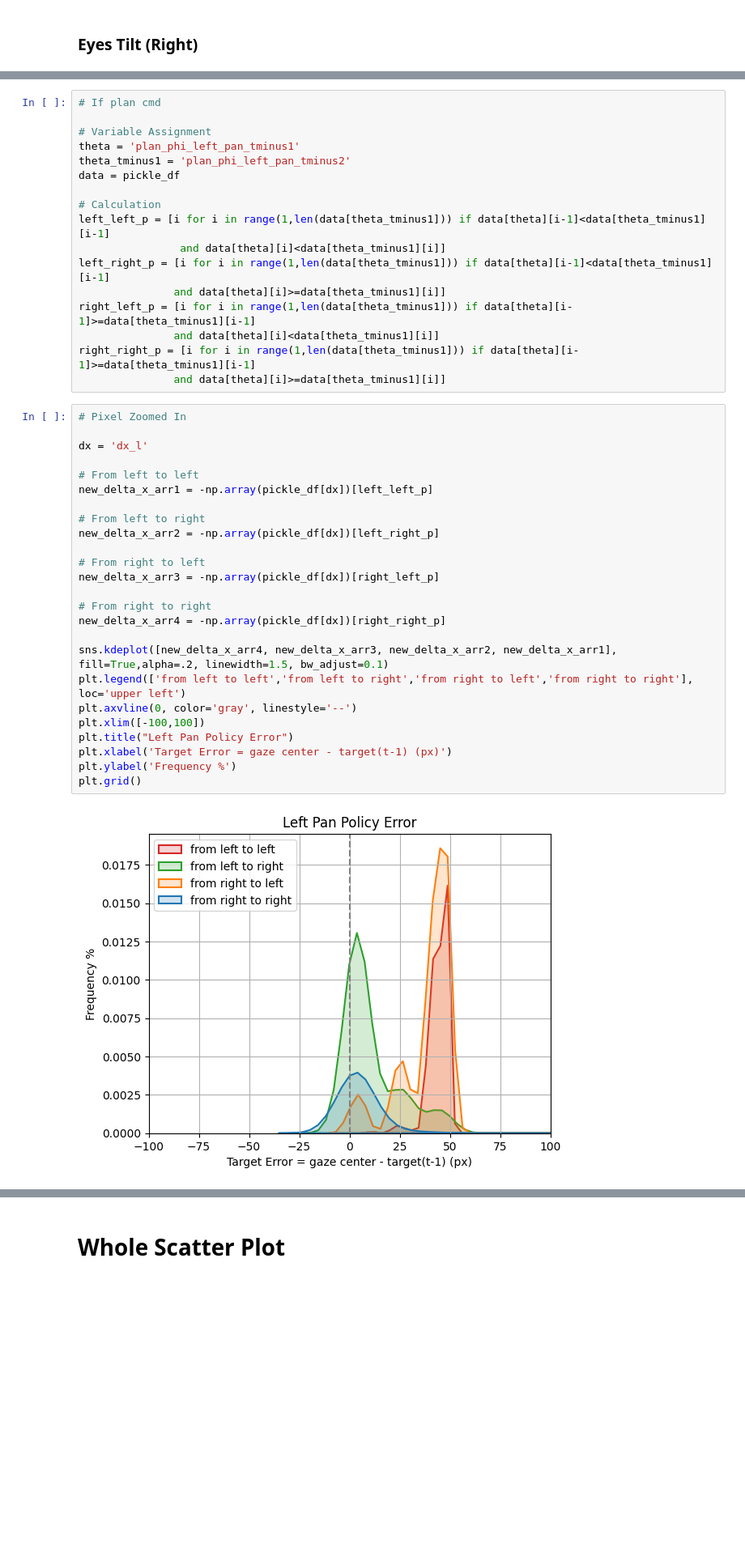
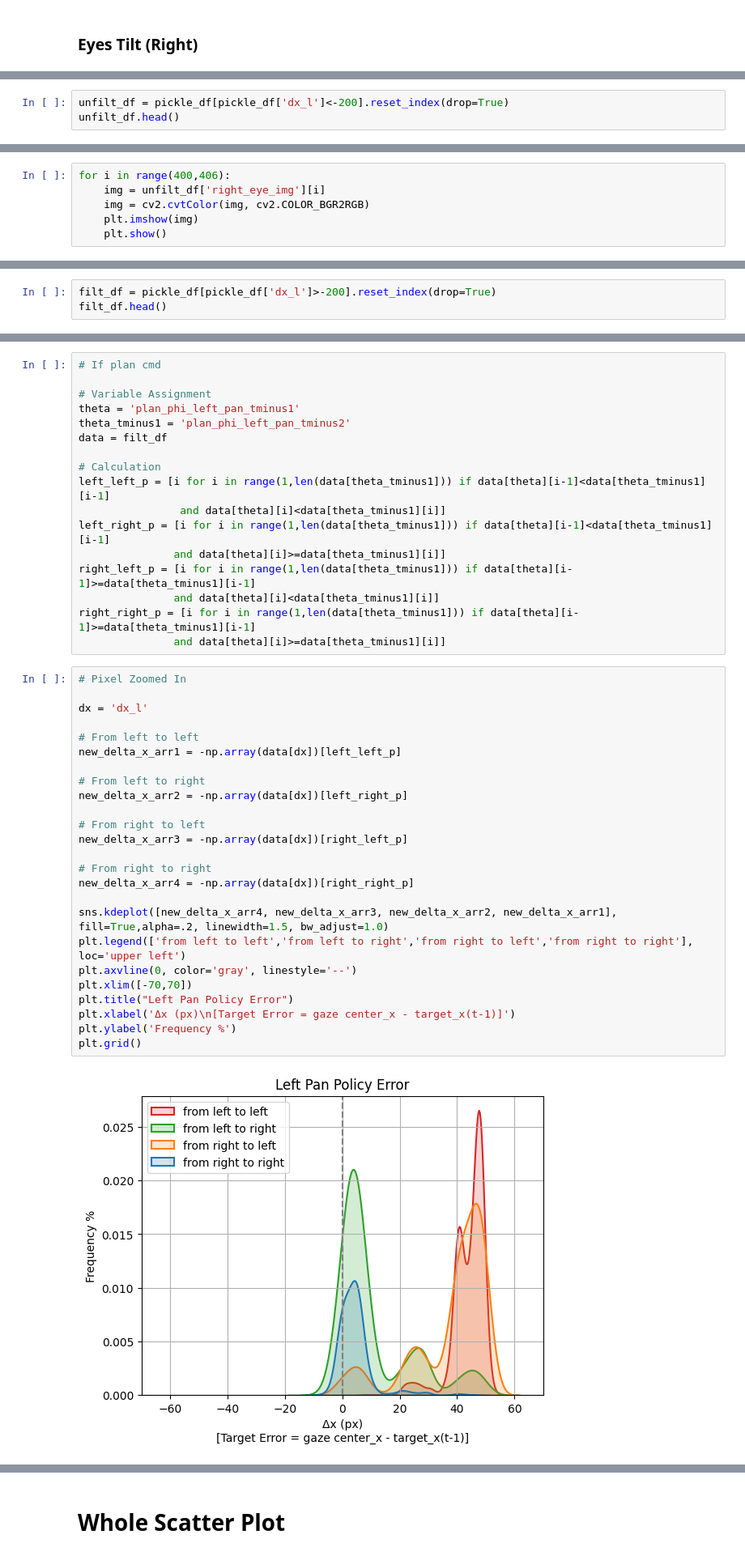
Before and after one commit to jpmnieles/grace_robot, a Jupyter notebook: 241201_Baseline_FK_Evaluation.ipynb, the cells around one changed output, grey strips where cells are left out. Shown at 81% size. Drawn from its saved outputs; the diff is of its cells as text; blank space fills up the shorter version.

Commit message:
Added the clean analysis of fk data
Signed-off-by: jpmnieles <jpmnieles@connect.ust.hk>

```diff
--- a/241201_Baseline_FK_Evaluation.ipynb
+++ b/241201_Baseline_FK_Evaluation.ipynb
@@ -218,0 +273,3 @@ Text(0.5, 1.0, 'Eyes Tilt (Right)')
+# %%
+unfilt_df = pickle_df[pickle_df['dx_l']<-200].reset_index(drop=True)
+unfilt_df.head()
@@ -218,0 +288,6 @@ Text(0.5, 1.0, 'Eyes Tilt (Right)')
+# %%
+for i in range(400,406):
+    img = unfilt_df['right_eye_img'][i]
+    img = cv2.cvtColor(img, cv2.COLOR_BGR2RGB)
+    plt.imshow(img)
+    plt.show()
@@ -218,0 +303,3 @@ Text(0.5, 1.0, 'Eyes Tilt (Right)')
+# %%
+filt_df = pickle_df[pickle_df['dx_l']>-200].reset_index(drop=True)
+filt_df.head()
@@ -226,7 +321,7 @@ Text(0.5, 1.0, 'Eyes Tilt (Right)')
 # Variable Assignment
 theta = 'plan_phi_left_pan_tminus1'
 theta_tminus1 = 'plan_phi_left_pan_tminus2'
-data = pickle_df
+data = filt_df
 
 # Calculation
 left_left_p = [i for i in range(1,len(data[theta_tminus1])) if data[theta][i-1]<data[theta_tminus1][i-1]
@@ -240,28 +335,28 @@ right_right_p = [i for i in range(1,len(data[theta_tminus1])) if data[theta][i-1
 # %%
 # Pixel Zoomed In
 
 dx = 'dx_l'
 
 # From left to left
-new_delta_x_arr1 = -np.array(pickle_df[dx])[left_left_p]
+new_delta_x_arr1 = -np.array(data[dx])[left_left_p]
 
 # From left to right
-new_delta_x_arr2 = -np.array(pickle_df[dx])[left_right_p]
+new_delta_x_arr2 = -np.array(data[dx])[left_right_p]
 
 # From right to left
-new_delta_x_arr3 = -np.array(pickle_df[dx])[right_left_p]
+new_delta_x_arr3 = -np.array(data[dx])[right_left_p]
 
 # From right to right
-new_delta_x_arr4 = -np.array(pickle_df[dx])[right_right_p]
+new_delta_x_arr4 = -np.array(data[dx])[right_right_p]
 
-sns.kdeplot([new_delta_x_arr4, new_delta_x_arr3, new_delta_x_arr2, new_delta_x_arr1], fill=True,alpha=.2, linewidth=1.5, bw_adjust=0.1)
+sns.kdeplot([new_delta_x_arr4, new_delta_x_arr3, new_delta_x_arr2, new_delta_x_arr1], fill=True,alpha=.2, linewidth=1.5, bw_adjust=1.0)
 plt.legend(['from left to left','from left to right','from right to left','from right to right'], loc='upper left')
 plt.axvline(0, color='gray', linestyle='--')
-plt.xlim([-100,100])
+plt.xlim([-70,70])
 plt.title("Left Pan Policy Error")
-plt.xlabel('Target Error = gaze center - target(t-1) (px)')
+plt.xlabel('Δx (px)\n[Target Error = gaze center_x - target_x(t-1)]')
 plt.ylabel('Frequency %')
 plt.grid()
 # %% [output]
-[figure, old version]
+[figure, new version]
 # %% [markdown]
```
Also changed, not shown: parts of 39 cells of this notebook.
